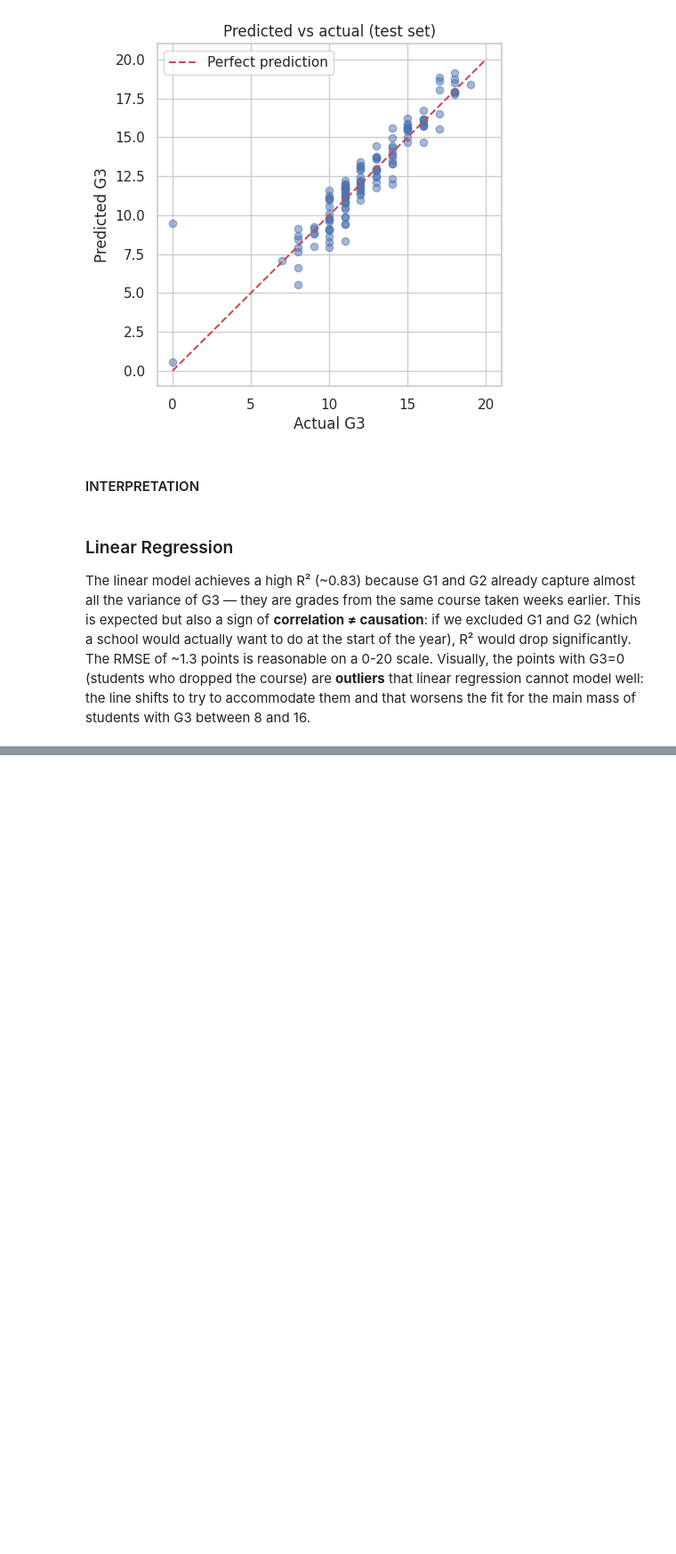
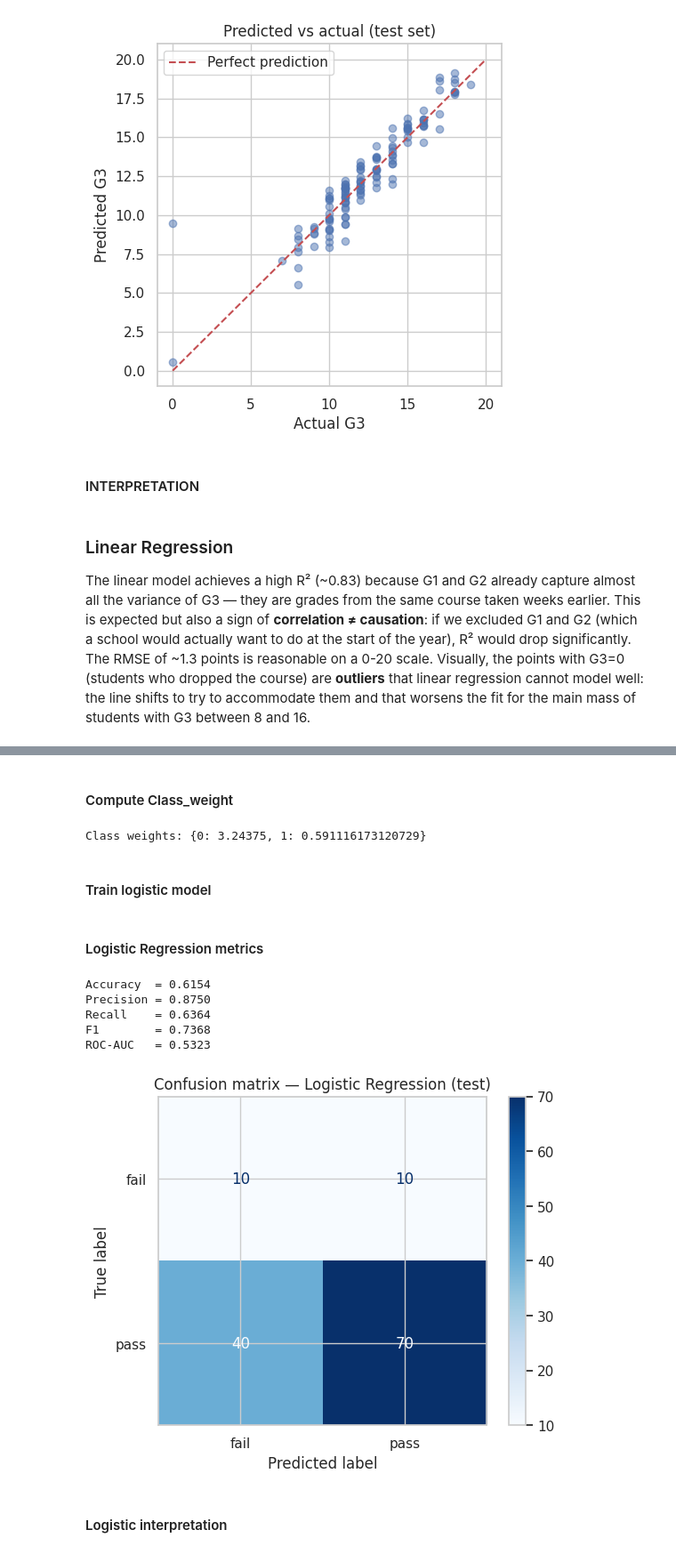
Before and after one commit to jonathanetitoo/Machine-Learning-6-SIN-A-Mar-Jul-2026, a Jupyter notebook: notebooks/main.ipynb, the cells around one changed output, grey strips where cells are left out. Shown at 89% size. Saved outputs shown, nothing was run; the diff lists cells and outputs as text; code cells hidden in the pictures; blank space fills up the shorter version.

Commit message:
wip: LOGISTIC REGRESSION

```diff
--- a/notebooks/main.ipynb
+++ b/notebooks/main.ipynb
@@ -354,0 +390,58 @@ of students with G3 between 8 and 16.
+# %% [markdown]
+#### Compute Class_weight
+# %%
+weights = compute_class_weight(
+    class_weight='balanced',
+    classes=np.unique(y_train_clf),
+    y=y_train_clf
+)
+class_weight_dict = {0: weights[0], 1: weights[1]}
+print('Class weights:', class_weight_dict)
+# %% [output]
+Class weights: {0: 3.24375, 1: 0.591116173120729}
+# %% [markdown]
+#### Train logistic model
+# %%
+history_log = logistic_model.fit(
+    X_train_proc, y_train_clf.values,
+    epochs=200,
+    batch_size=32,
+    class_weight=class_weight_dict,
+    verbose=0
+)
+# %% [markdown]
+#### Logistic Regression metrics
+# %%
+y_proba_clf = logistic_model.predict(X_test_proc, verbose=0).flatten()
+y_pred_clf  = (y_proba_clf >= 0.5).astype(int)
+
+acc  = accuracy_score(y_test_clf, y_pred_clf)
+prec = precision_score(y_test_clf, y_pred_clf)
+rec  = recall_score(y_test_clf, y_pred_clf)
+f1   = f1_score(y_test_clf, y_pred_clf)
+auc  = roc_auc_score(y_test_clf, y_proba_clf)
+
+print(f'Accuracy  = {acc:.4f}')
+print(f'Precision = {prec:.4f}')
+print(f'Recall    = {rec:.4f}')
+print(f'F1        = {f1:.4f}')
+print(f'ROC-AUC   = {auc:.4f}')
+
+# Confusion matrix
+cm = confusion_matrix(y_test_clf, y_pred_clf)
+disp = ConfusionMatrixDisplay(
+    confusion_matrix=cm,
+    display_labels=['fail', 'pass']
+)
+disp.plot(cmap='Blues', values_format='d')
+plt.title('Confusion matrix — Logistic Regression (test)')
+plt.show()
+# %% [output]
+Accuracy  = 0.6154
+Precision = 0.8750
+Recall    = 0.6364
+F1        = 0.7368
+ROC-AUC   = 0.5323
+[figure, added]
+# %% [markdown]
+#### Logistic interpretation
```
Also changed, not shown: parts of 4 cells of this notebook.
